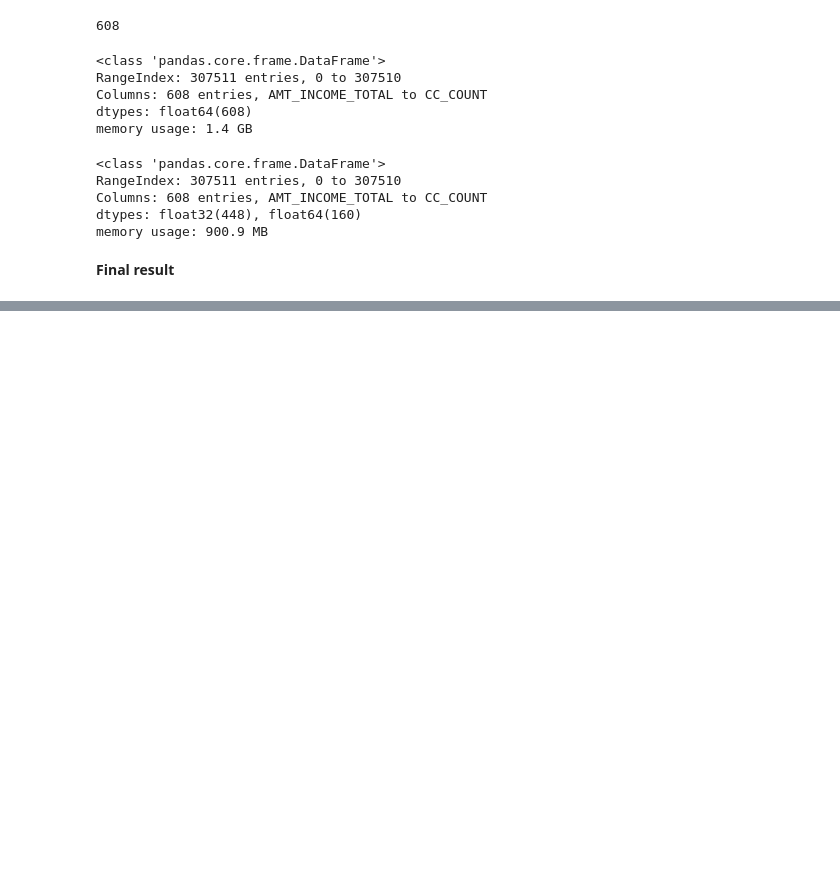
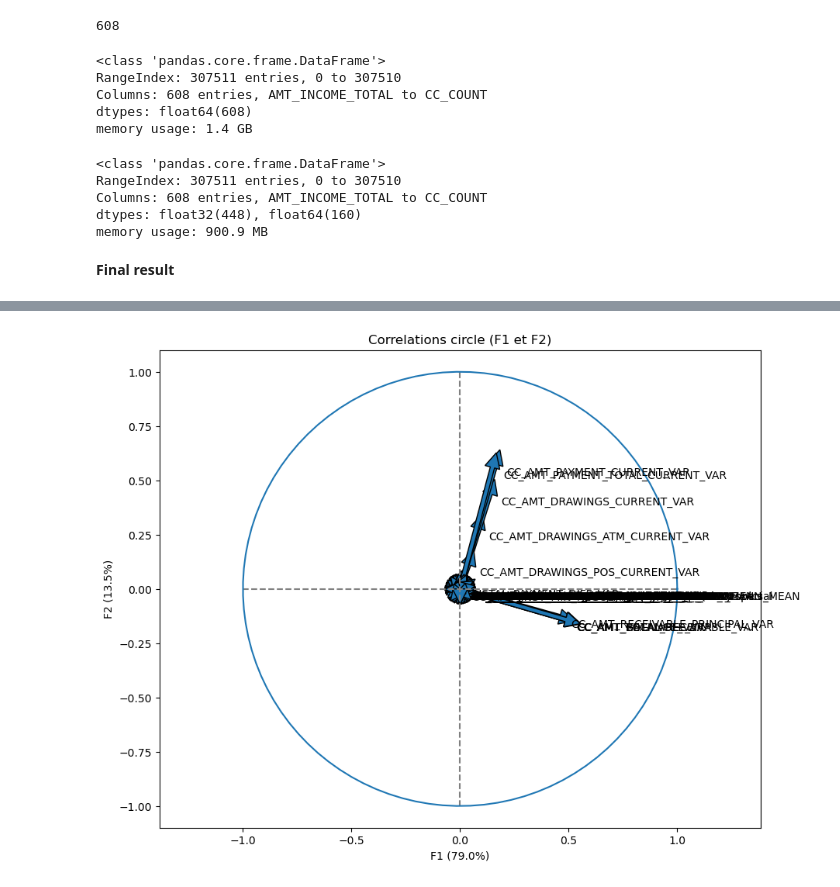
Before and after one commit to NatChe/credit-scoring-dashboard, a Jupyter notebook: 02_Feature_optimization.ipynb, the cells around one changed output, grey strips where cells are left out. Drawn from its saved outputs; the diff is of its cells as text; code cells hidden in the pictures; blank space fills up the shorter version.

```diff
--- a/02_Feature_optimization.ipynb
+++ b/02_Feature_optimization.ipynb
@@ -331,0 +402,7 @@ We went from 1.5 GB to 918.5 MB that represents almost 39% of memory reduction.
+# %%
+process_pca_pipeline = Pipeline(steps=[
+    ('imputer', SimpleImputer(strategy='median')),
+    ('scaler', transformer)])
+
+X_processed = process_pipeline.fit_transform(X_features)
+X_processed.isnull().sum().sum()
@@ -331,0 +630,4 @@ We went from 1.5 GB to 918.5 MB that represents almost 39% of memory reduction.
+# %%
+display_correlation_graph(pca=pca, x_y=[0, 1], features=feature_names)
+# %% [output]
+[figure, added]
```
Also changed, not shown: parts of 117 cells of this notebook, 2 other files.
